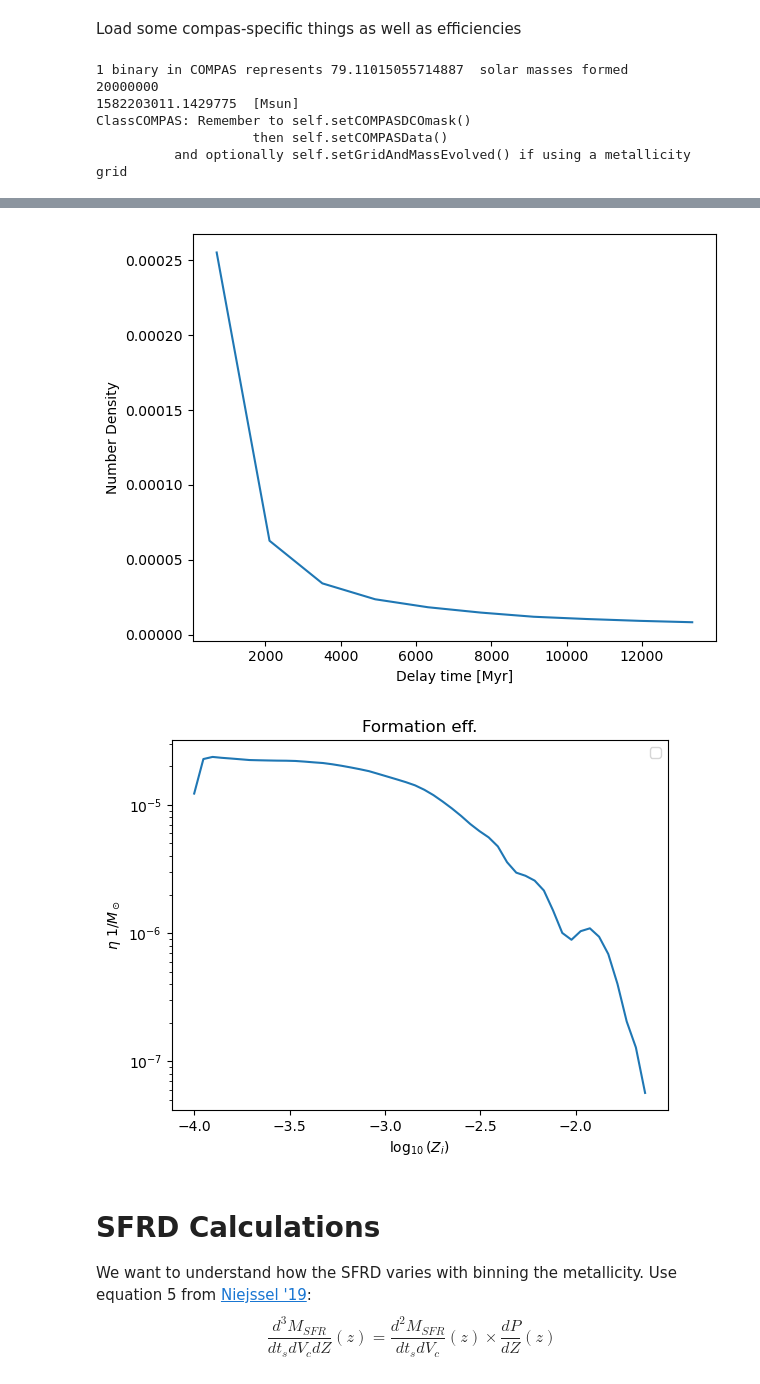
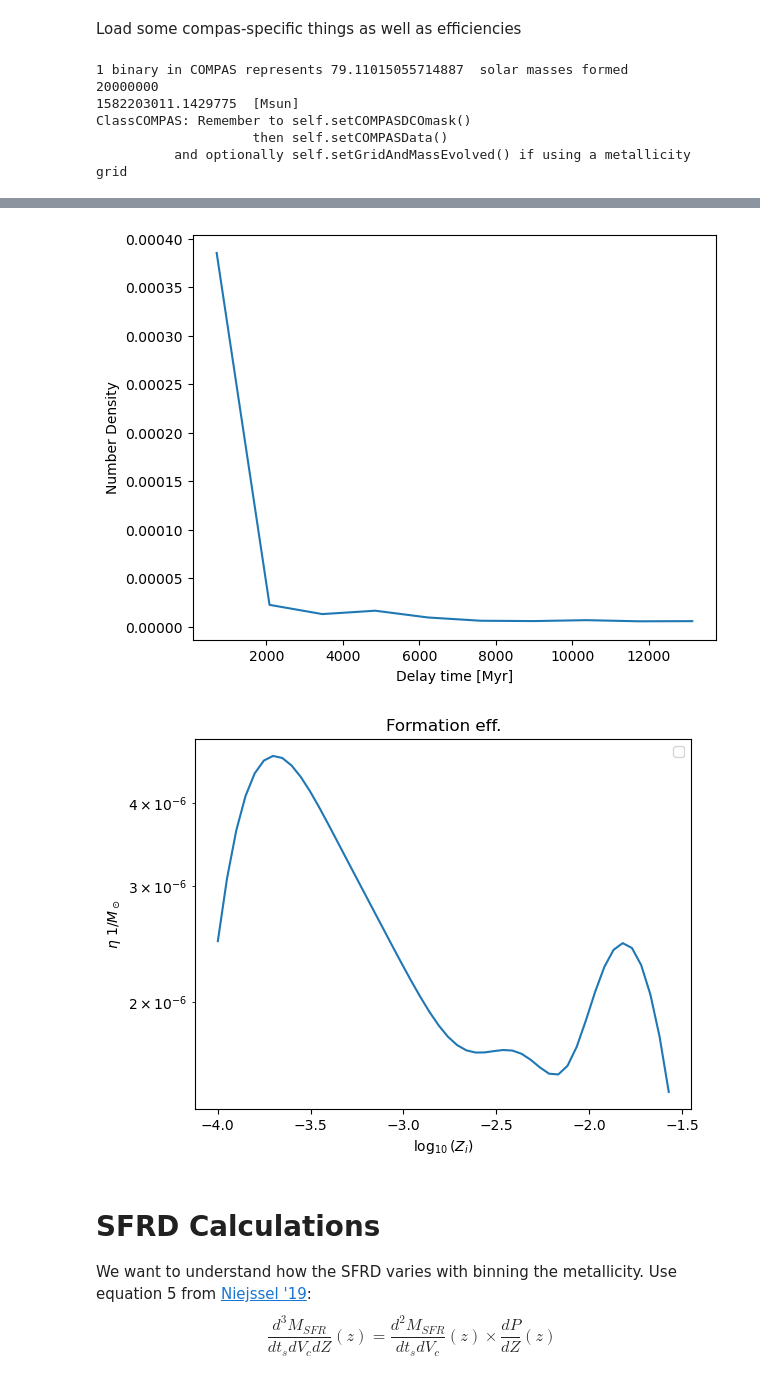
Before and after one commit to stlgolfer/metallicity_mergers, a Jupyter notebook: convolve_test.ipynb, the cells around one changed output, grey strips where cells are left out. Saved outputs shown, nothing was run; the diff lists cells and outputs as text; code cells hidden in the pictures.

Commit message:
Export more than one type of mass spectrum

```diff
--- a/convolve_test.ipynb
+++ b/convolve_test.ipynb
@@ -33,7 +33,7 @@ metallicities = fdata["BSE_System_Parameters"]["Metallicity@ZAMS(1)"][()]
 # potentially mask with/without a stable mass transfer or without an envelope
 mixture_weight = fdata["BSE_System_Parameters"]["mixture_weight"][()]
 fdata.close()
-TYPES = 'BBH'
+TYPES = 'BNS'
 fe_binned, fe_bins, compasdata = get_formation_efficiency(filepath, types=TYPES)
 delayTimes = compasdata.delayTimes
 
@@ -59,5 +59,5 @@ Took 0.19814491271972656 to find efficiencies
-[figure, old version]
+[figure, new version]
-[figure, old version]
+[figure, new version]
 # %%
 class SigmaSkew:
     def __init__(self, sigma0, sigmaz):
```
Also changed, not shown: parts of 7 cells of this notebook.
